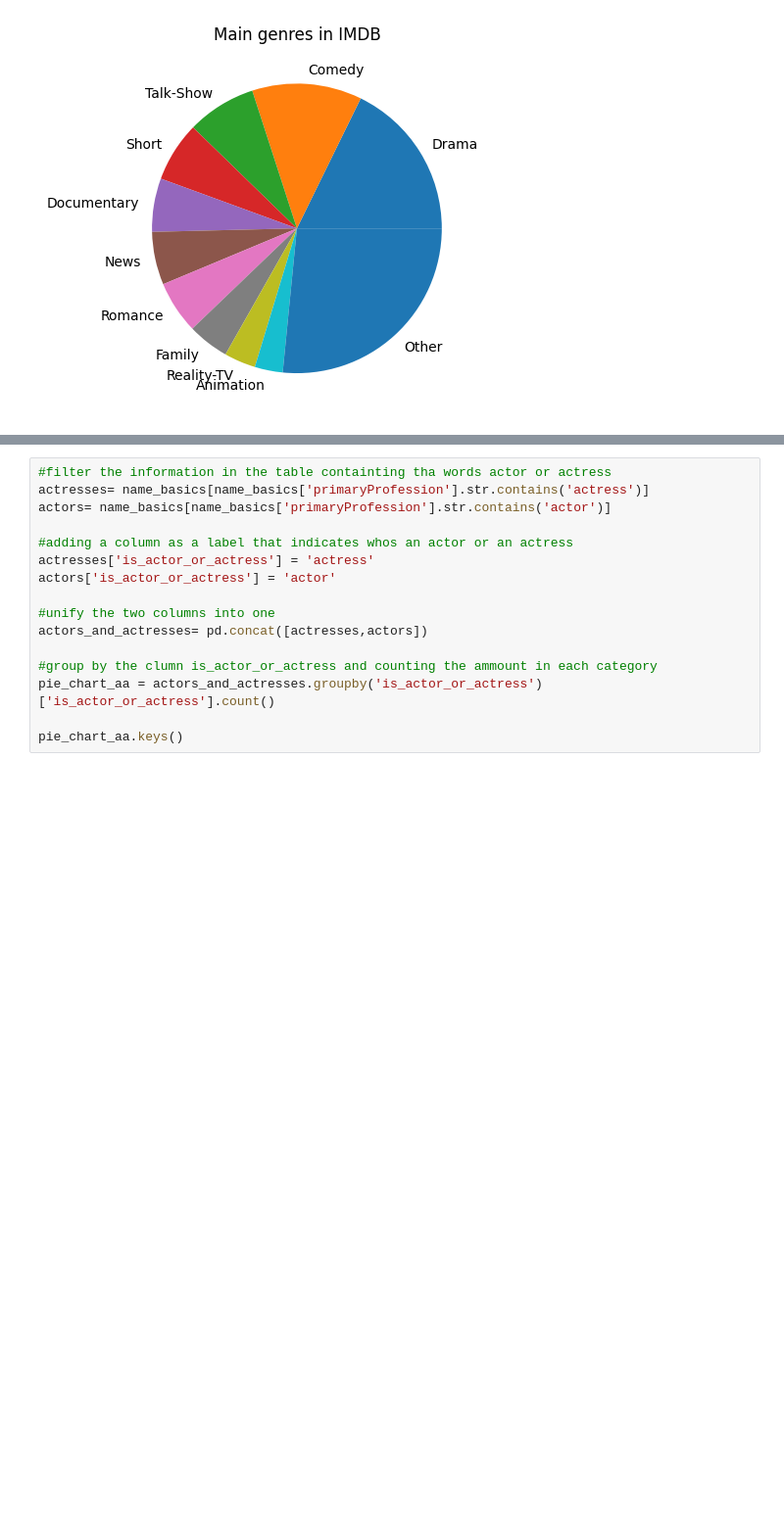
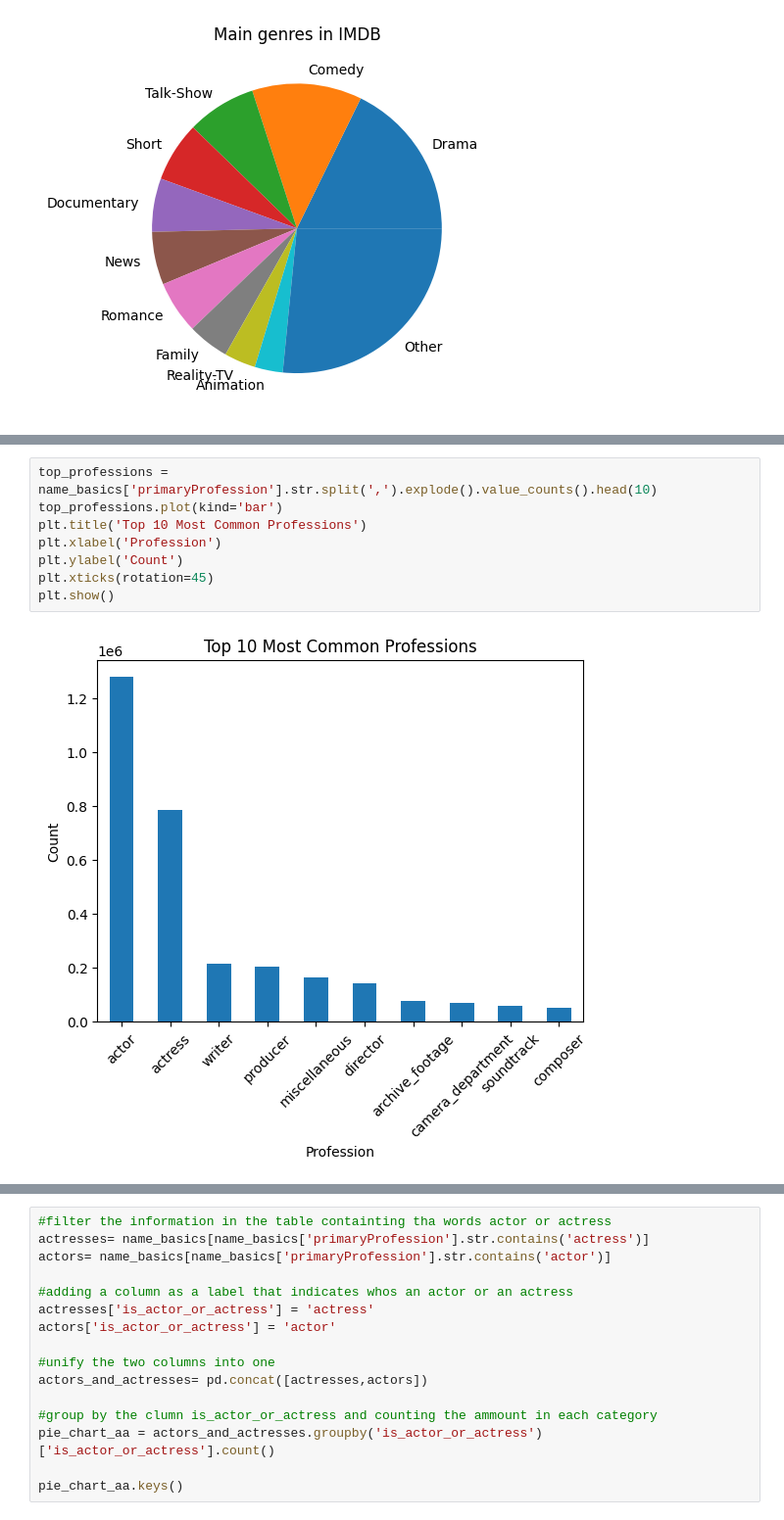
Before and after one commit to dannaciendua/EDA-IMDB, a Jupyter notebook: Untitled1.ipynb, the cells around one changed output, grey strips where cells are left out. Shown at 98% size. Cells and saved outputs as stored; diff of their text form; blank space fills up the shorter version.

```diff
--- a/Untitled1.ipynb
+++ b/Untitled1.ipynb
@@ -188,0 +216,10 @@ plt.show()
+# %%
+top_professions = name_basics['primaryProfession'].str.split(',').explode().value_counts().head(10)
+top_professions.plot(kind='bar')
+plt.title('Top 10 Most Common Professions')
+plt.xlabel('Profession')
+plt.ylabel('Count')
+plt.xticks(rotation=45)
+plt.show()
+# %% [output]
+[figure, added]
```
Also changed, not shown: parts of 11 cells of this notebook.
